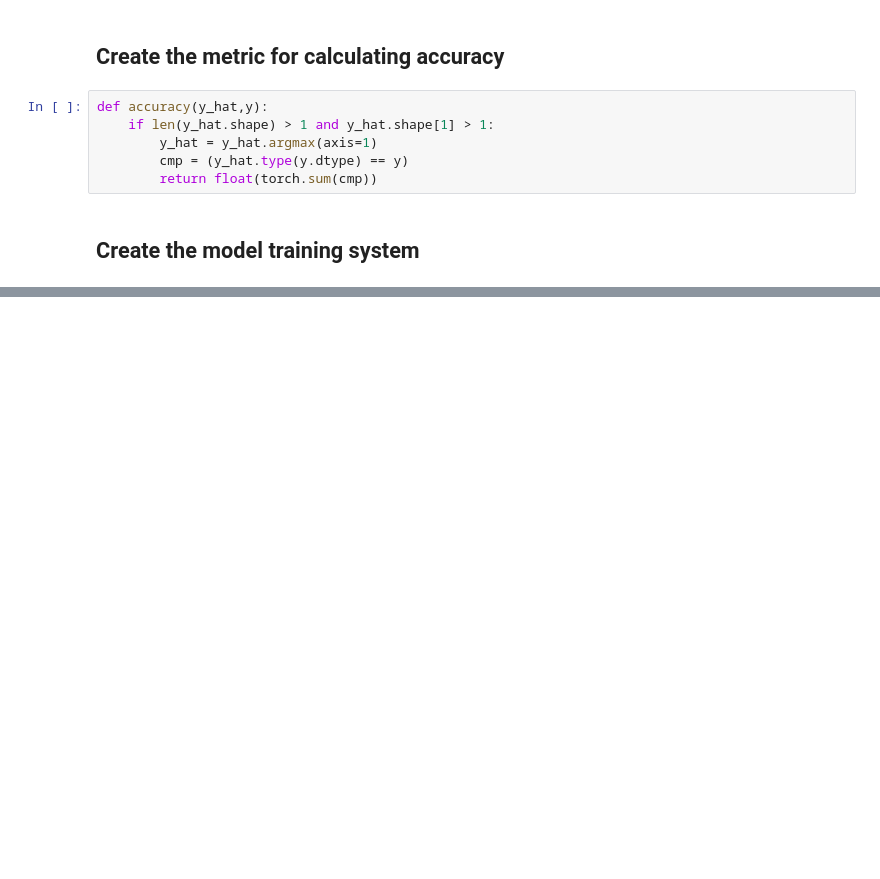
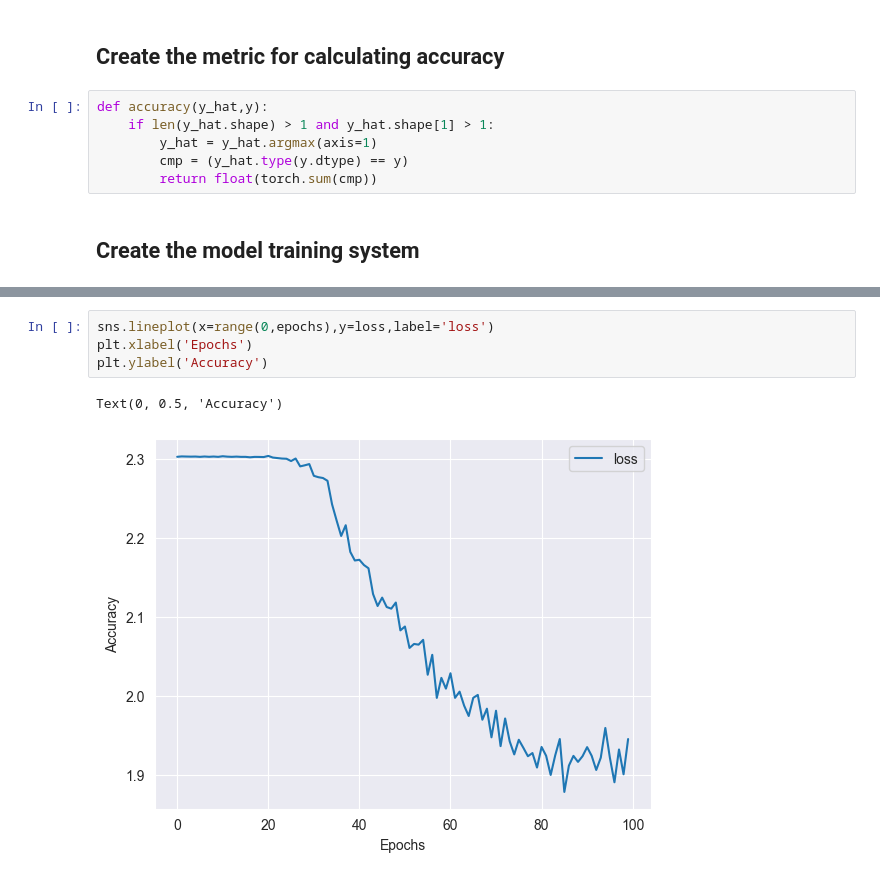
Before and after one commit to IfedayoAkinsuli/Convolutional_Neural_Networks, a Jupyter notebook: NNDL_Assignment.ipynb, the cells around one changed output, grey strips where cells are left out. Drawn from its saved outputs; the diff is of its cells as text; blank space fills up the shorter version.

```diff
--- a/NNDL_Assignment.ipynb
+++ b/NNDL_Assignment.ipynb
@@ -270,0 +262,7 @@ Text(0, 0.5, 'Accuracy')
+# %%
+sns.lineplot(x=range(0,epochs),y=loss,label='loss')
+plt.xlabel('Epochs')
+plt.ylabel('Accuracy')
+# %% [output]
+Text(0, 0.5, 'Accuracy')
+[figure, added]
```
Also changed, not shown: parts of 12 cells of this notebook.
